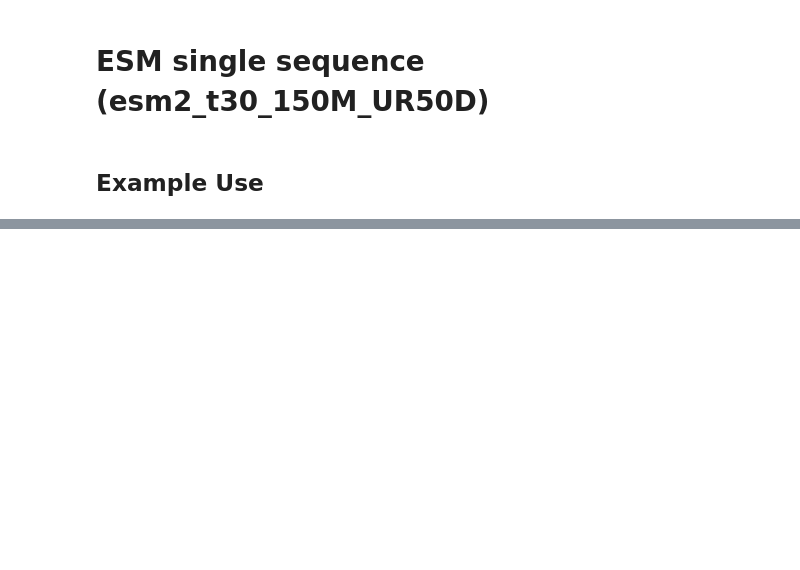
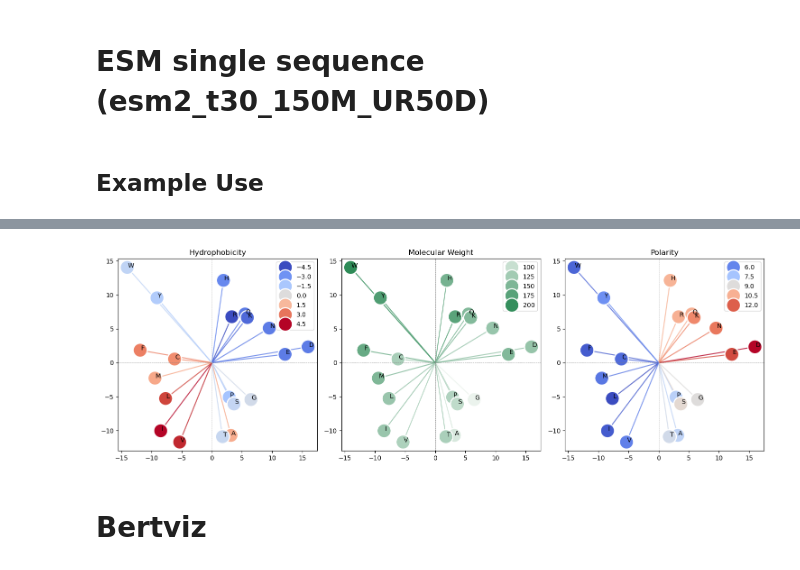
Before and after one commit to CS-433/ml-project-2-byte-by-byte, a Jupyter notebook: esm/esm.ipynb, the cells around one changed output, grey strips where cells are left out. Cells and saved outputs as stored; diff of their text form; code cells hidden in the pictures; blank space fills up the shorter version.

```diff
--- a/esm/esm.ipynb
+++ b/esm/esm.ipynb
@@ -538,0 +492,43 @@ s/len(results)
+# %%
+fig, axes = plt.subplots(1, 3, figsize=(15, 5))
+
+# Define the property names and dictionaries
+properties = [hydrophobicity, molecular_weight, polarity]
+property_names = ['Hydrophobicity', 'Molecular Weight', 'Polarity']
+palettes = [plt.cm.coolwarm,sns.light_palette("seagreen", as_cmap=True),plt.cm.coolwarm]
+
+for ax, property_dict, name, palette in zip(axes.flatten(), properties, property_names,palettes):
+    # Property values (used for color)
+    hue_values = [property_dict[aa] for aa in amino_acids]
+
+    # Plot vectors from origin (0, 0) to each point
+    for i, (x, y, z) in enumerate(pca_data):
+        ax.quiver(0, 0, x, y, angles='xy', scale_units='xy', scale=1,
+                  color=palette((hue_values[i] - min(hue_values)) / (max(hue_values) - min(hue_values))),
+                  alpha=0.8, width=0.005)
+
+    # Scatter plot to overlay points (optional)
+    sns.scatterplot(
+        x=pca_data[:, 0],
+        y=pca_data[:, 1],
+        hue=hue_values,  # Use the property for hue
+        s=500,
+        ax=ax,
+        palette=palette,
+        #legend=None  # Remove legend
+    )
+
+    # Add text labels for amino acids
+    for i, label in enumerate(amino_acids):
+        ax.text(pca_data[i, 0] + 0.1, pca_data[i, 1], label, fontsize=10)
+
+    ax.set_title(name)
+    ax.axhline(0, color='gray', linewidth=0.5, linestyle='--')  # Optional: Add origin axes
+    ax.axvline(0, color='gray', linewidth=0.5, linestyle='--')
+
+plt.tight_layout()
+plt.show()
+# %% [output]
+[figure, added]
+# %% [markdown]
+# Bertviz
```
Also changed, not shown: parts of 67 cells of this notebook.
